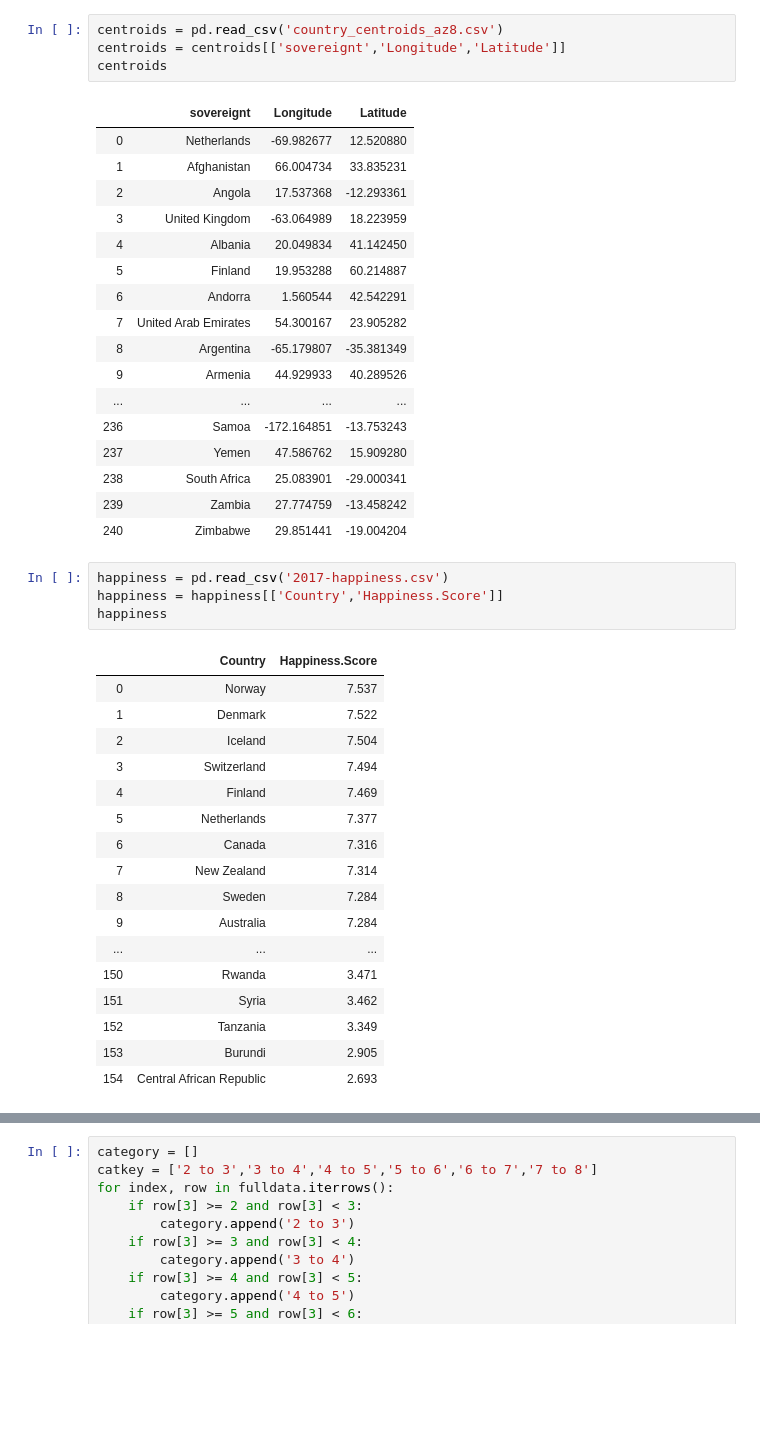
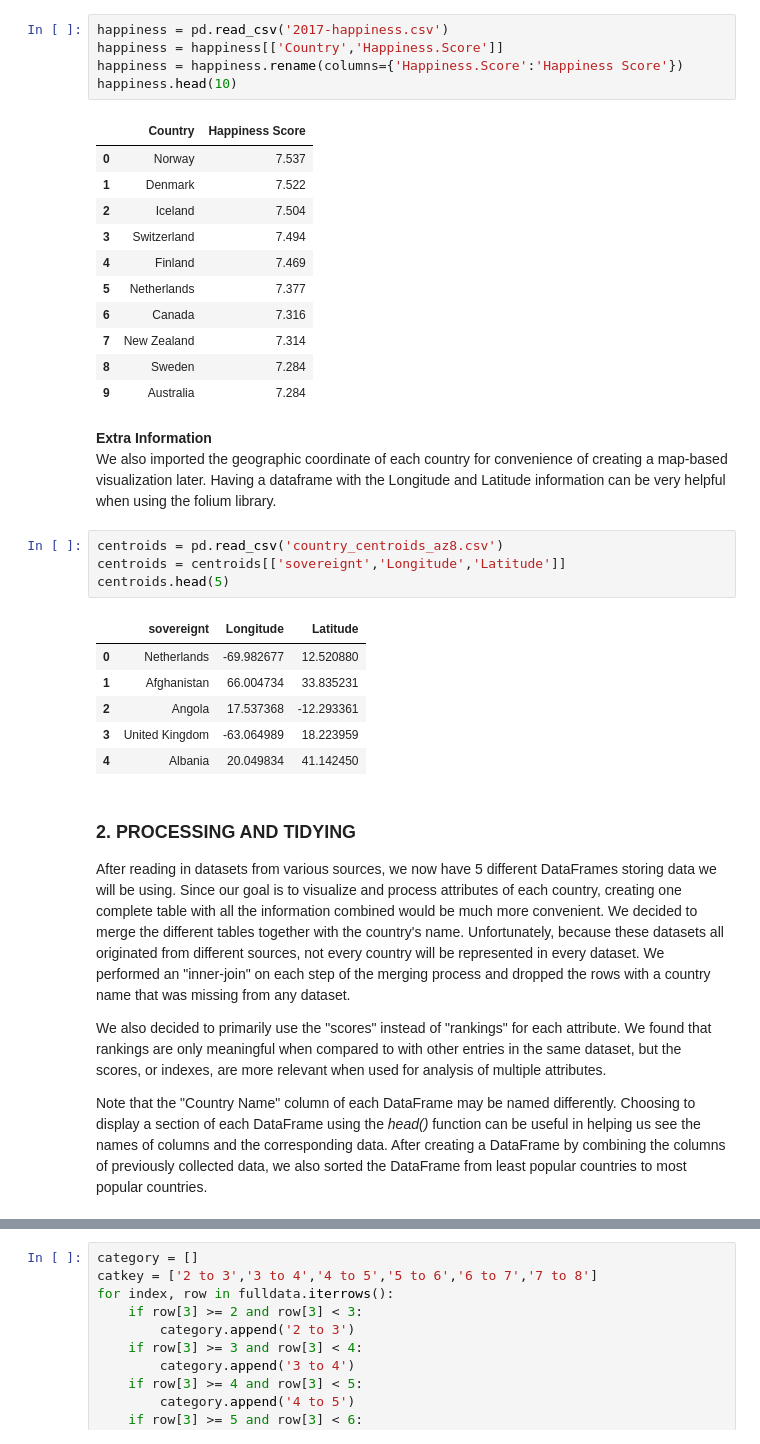
Before and after one commit to richardmu000/320-Final, a Jupyter notebook: 320 Final Project Richard Mu Xinyao Chen.ipynb, the cells around one changed output, grey strips where cells are left out. Cells and saved outputs as stored; diff of their text form; blank space fills up the shorter version.

```diff
--- a/320 Final Project Richard Mu Xinyao Chen.ipynb
+++ b/320 Final Project Richard Mu Xinyao Chen.ipynb
@@ -96,47 +104,42 @@ cost_living
+# %%
+happiness = pd.read_csv('2017-happiness.csv')
+happiness = happiness[['Country','Happiness.Score']]
+happiness = happiness.rename(columns={'Happiness.Score':'Happiness Score'})
+happiness.head(10)
+# %% [output]
+|  | Country | Happiness Score |
+| 0 | Norway | 7.537 |
+| 1 | Denmark | 7.522 |
+| 2 | Iceland | 7.504 |
+| 3 | Switzerland | 7.494 |
+| 4 | Finland | 7.469 |
+| 5 | Netherlands | 7.377 |
+| 6 | Canada | 7.316 |
+| 7 | New Zealand | 7.314 |
+| 8 | Sweden | 7.284 |
+| 9 | Australia | 7.284 |
+# %% [markdown]
+__Extra Information__
+<br>
+We also imported the geographic coordinate of each country for convenience of creating a map-based visualization later. Having a dataframe with the Longitude and Latitude information can be very helpful when using the folium library.
 # %%
 centroids = pd.read_csv('country_centroids_az8.csv')
 centroids = centroids[['sovereignt','Longitude','Latitude']]
-centroids
+centroids.head(5)
 # %% [output]
 |  | sovereignt | Longitude | Latitude |
 | 0 | Netherlands | -69.982677 | 12.520880 |
 | 1 | Afghanistan | 66.004734 | 33.835231 |
 | 2 | Angola | 17.537368 | -12.293361 |
 | 3 | United Kingdom | -63.064989 | 18.223959 |
 | 4 | Albania | 20.049834 | 41.142450 |
-| 5 | Finland | 19.953288 | 60.214887 |
-| 6 | Andorra | 1.560544 | 42.542291 |
-| 7 | United Arab Emirates | 54.300167 | 23.905282 |
-| 8 | Argentina | -65.179807 | -35.381349 |
-| 9 | Armenia | 44.929933 | 40.289526 |
-| ... | ... | ... | ... |
-| 236 | Samoa | -172.164851 | -13.753243 |
-| 237 | Yemen | 47.586762 | 15.909280 |
-| 238 | South Africa | 25.083901 | -29.000341 |
-| 239 | Zambia | 27.774759 | -13.458242 |
-| 240 | Zimbabwe | 29.851441 | -19.004204 |
-# %%
-happiness = pd.read_csv('2017-happiness.csv')
-happiness = happiness[['Country','Happiness.Score']]
-happiness
-# %% [output]
-|  | Country | Happiness.Score |
-| 0 | Norway | 7.537 |
-| 1 | Denmark | 7.522 |
-| 2 | Iceland | 7.504 |
-| 3 | Switzerland | 7.494 |
-| 4 | Finland | 7.469 |
-| 5 | Netherlands | 7.377 |
-| 6 | Canada | 7.316 |
-| 7 | New Zealand | 7.314 |
-| 8 | Sweden | 7.284 |
-| 9 | Australia | 7.284 |
-| ... | ... | ... |
-| 150 | Rwanda | 3.471 |
-| 151 | Syria | 3.462 |
-| 152 | Tanzania | 3.349 |
-| 153 | Burundi | 2.905 |
-| 154 | Central African Republic | 2.693 |
+# %% [markdown]
+### 2. PROCESSING AND TIDYING
+After reading in datasets from various sources, we now have 5 different DataFrames storing data we will be using. Since our goal is to visualize and process attributes of each country, creating one complete table with all the information combined would be much more convenient. We decided to merge the different tables together with the country's name. Unfortunately, because these datasets all originated from different sources, not every country will be represented in every dataset. We performed an "inner-join" on each step of the merging process and dropped the rows with a country name that was missing from any dataset.
+
+We also decided to primarily use the "scores" instead of "rankings" for each attribute. We found that rankings are only meaningful when compared to with other entries in the same dataset, but the scores, or indexes, are more relevant when used for analysis of multiple attributes.
+
+Note that the "Country Name" column of each DataFrame may be named differently. Choosing to display a section of each DataFrame using the *head()* function can be useful in helping us see the names of columns and the corresponding data. After creating a DataFrame by combining the columns of previously collected data, we also sorted the DataFrame from least popular countries to most popular countries.
 # %%
 fulldata = pd.merge(left = travel_data_2017,right = peace_index, left_on="Destination", right_on="Country")
 fulldata = fulldata[['Destination','2017/18', '2017 score']]
```
Also changed, not shown: parts of 25 cells of this notebook, 3 other files.
